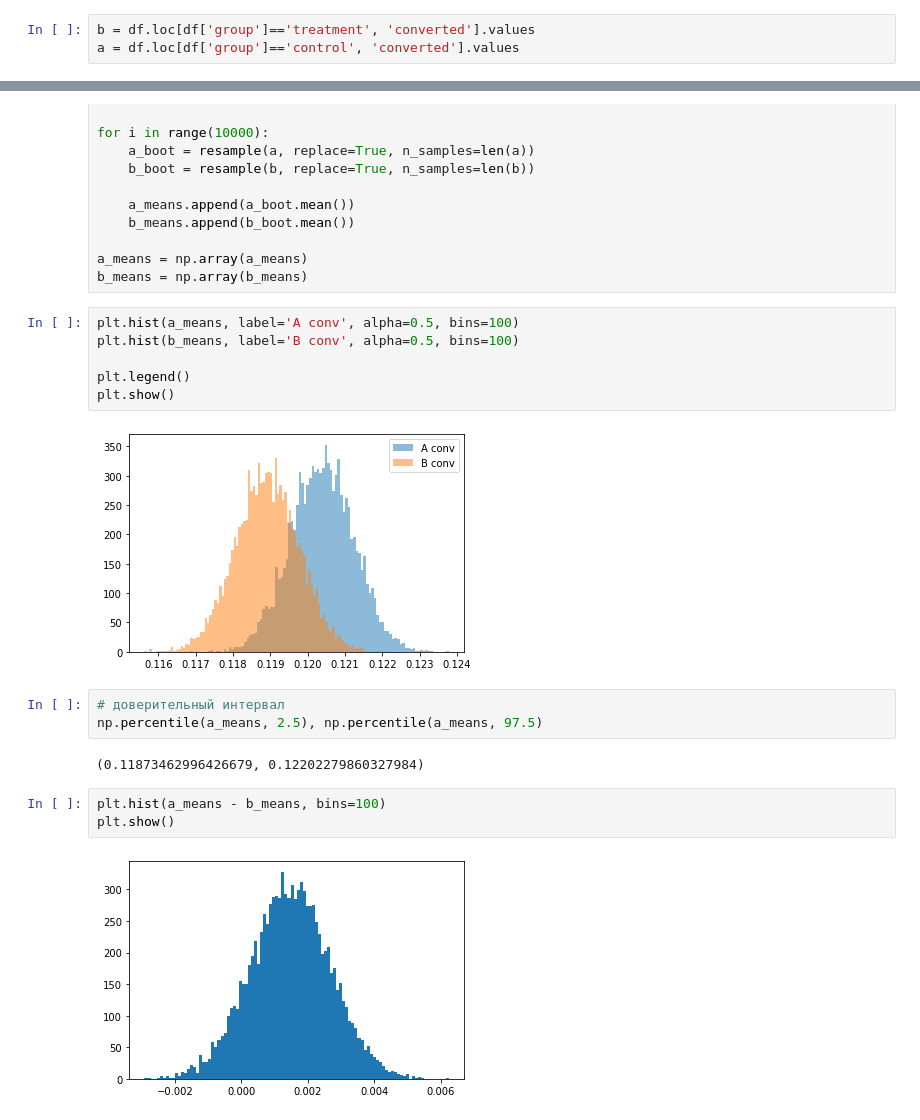
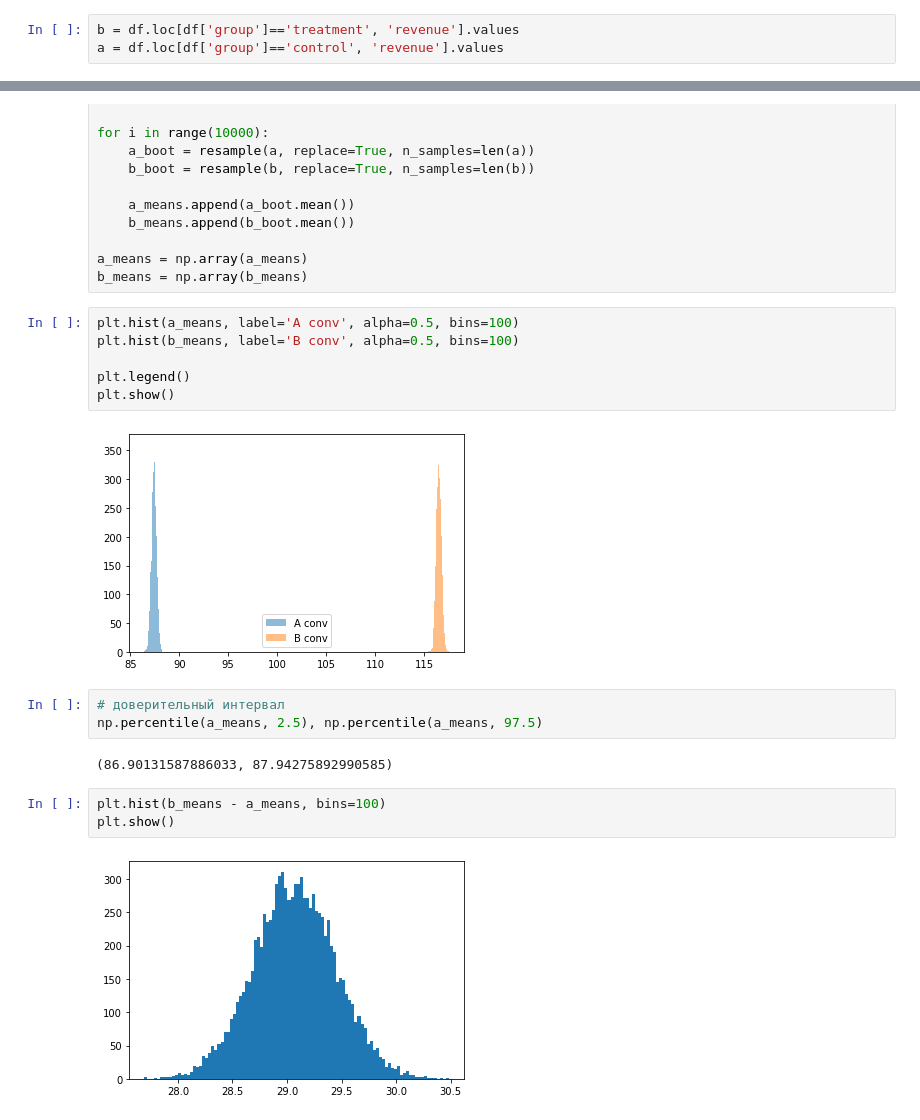
Before and after one commit to map72ru/biz_learn, a Jupyter notebook: HW8.ipynb, the cells around one changed output, grey strips where cells are left out. Cells and saved outputs as stored; diff of their text form.

```diff
--- a/HW8.ipynb
+++ b/HW8.ipynb
@@ -306,6 +249,6 @@ plt.hist(df.loc[df['group']=='control', 'converted']);
 # %%
-b = df.loc[df['group']=='treatment', 'converted'].values
-a = df.loc[df['group']=='control', 'converted'].values
+b = df.loc[df['group']=='treatment', 'revenue'].values
+a = df.loc[df['group']=='control', 'revenue'].values
 # %%
 from sklearn.utils import resample
 
@@ -328,16 +271,16 @@ plt.hist(b_means, label='B conv', alpha=0.5, bins=100)
 plt.legend()
 plt.show()
 # %% [output]
-[figure, old version]
+[figure, new version]
 # %%
 # доверительный интервал
 np.percentile(a_means, 2.5), np.percentile(a_means, 97.5)
 # %% [output]
-(0.11873462996426679, 0.12202279860327984)
+(86.90131587886033, 87.94275892990585)
 # %%
-plt.hist(a_means - b_means, bins=100)
+plt.hist(b_means - a_means, bins=100)
 plt.show()
 # %% [output]
-[figure, old version]
+[figure, new version]
 # %%
 # сделаем оценку на p_value
```
Also changed, not shown: parts of 25 cells of this notebook.
